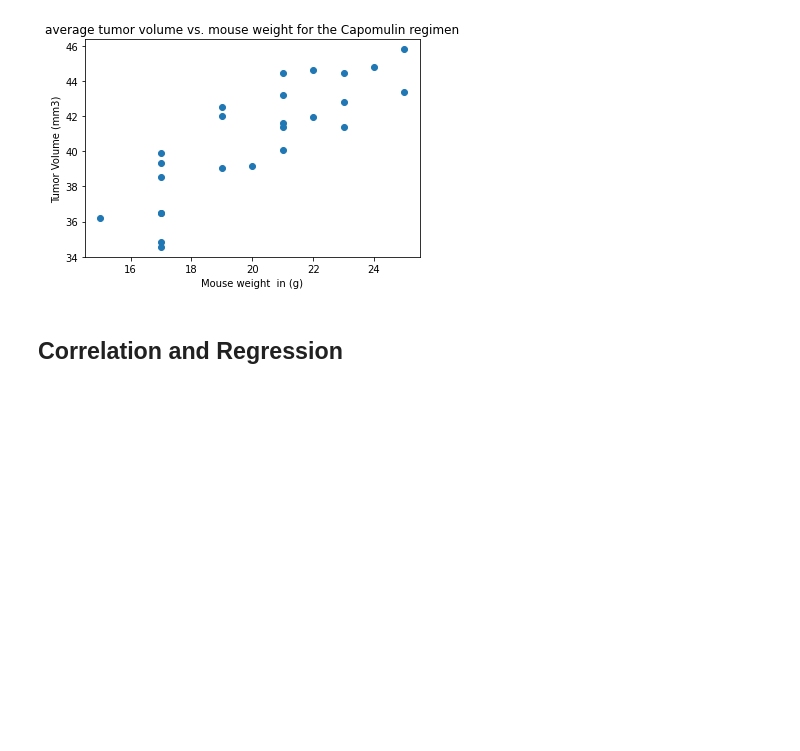
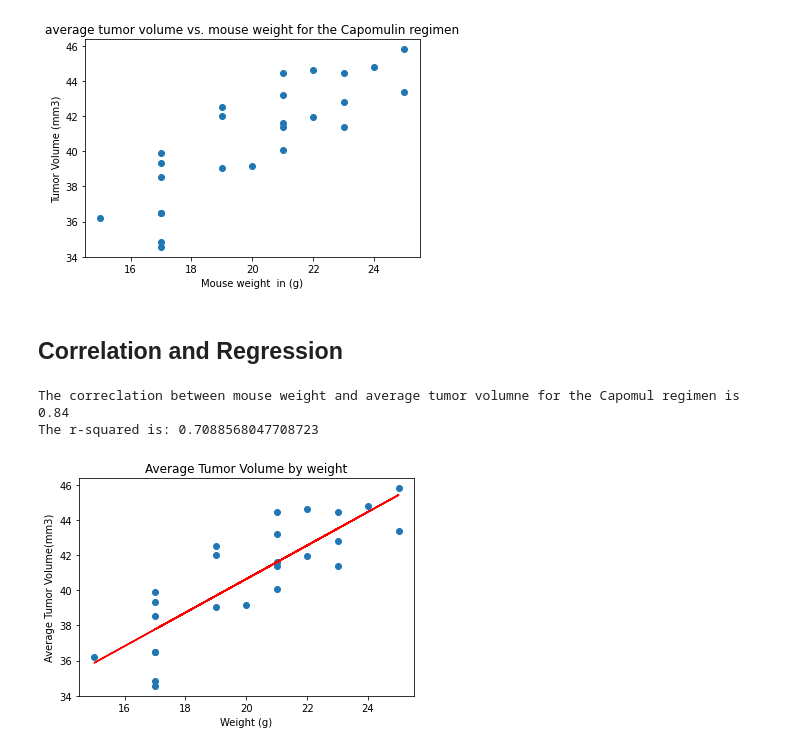
Before and after one commit to ranusuri/matplotlab-challenge, a Jupyter notebook: pymaceuticals_starter.ipynb, the cells around one changed output. Drawn from its saved outputs; the diff is of its cells as text; code cells hidden in the pictures; blank space fills up the shorter version.

```diff
--- a/pymaceuticals_starter.ipynb
+++ b/pymaceuticals_starter.ipynb
@@ -347,0 +354,33 @@ Text(0, 0.5, 'Tumor Volume (mm3)')
+# %%
+# Calculate the correlation coefficient and linear regression model
+# for mouse weight and average tumor volume for the Capomulin regimen
+#capomulin_df =  treatment_merged_df.loc[treatment_merged_df['Drug Regimen'] == 'Capomulin']
+
+#capomulin_mouse = capomulin_df.groupby(['Mouse ID']).agg(Mouse_weight=('Weight (g)', np.mean), Tumor_vol=('Avg Tumor Volume (mm3)',np.mean) )
+
+x_values = capomulin_mouse['Mouse_weight']
+y_values = capomulin_mouse['Tumor_vol']
+
+correlation = st.pearsonr(x,y)
+
+print(f"The correclation between mouse weight and average tumor volumne for the Capomul regimen is {round(correlation[0],2)}")
+
+#calculate liner regresssion
+(slope, intercept, rvalue, pvalue, stderr) = linregress(x_values, y_values)
+regress_values = x_values * slope + intercept
+line_eq = "y = " + str(round(slope,2)) + "x + " + str(round(intercept,2))
+
+#Plfot liner regressions
+plt.scatter(x_values,y_values)
+plt.plot(x_values,regress_values,"r-")
+plt.annotate(line_eq,(20,50),fontsize=15,color="red")
+
+plt.xlabel('Weight (g)')
+plt.ylabel('Average Tumor Volume(mm3)')
+plt.title('Average Tumor Volume by weight')
+print(f"The r-squared is: {rvalue**2}")
+plt.show()
+# %% [output]
+The correclation between mouse weight and average tumor volumne for the Capomul regimen is 0.84
+The r-squared is: 0.7088568047708723
+[figure, added]
```
Also changed, not shown: parts of 3 cells of this notebook.
